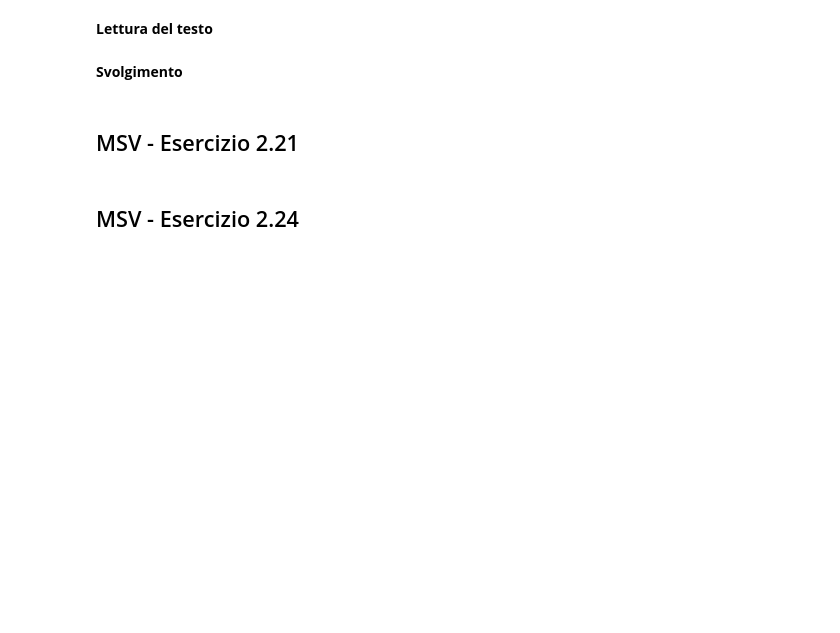
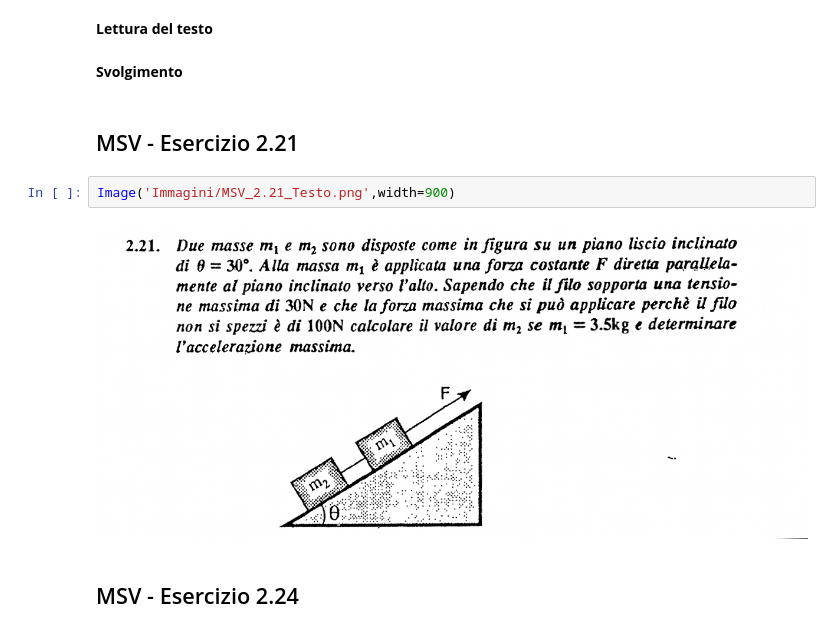
Before and after one commit to marcodalessandro76/Esercitazioni-Fisica-1, a Jupyter notebook: Dinamica punto materiale.ipynb, the cells around one changed output. Cells and saved outputs as stored; diff of their text form; blank space fills up the shorter version.

```diff
--- a/Dinamica punto materiale.ipynb
+++ b/Dinamica punto materiale.ipynb
@@ -50,5 +50,9 @@ __Lettura del testo__
 __Svolgimento__
 # %% [markdown]
 ## MSV - Esercizio 2.21
+# %%
+Image('Immagini/MSV_2.21_Testo.png',width=900)
+# %% [output]
+[figure, added]
 # %% [markdown]
 ## MSV - Esercizio 2.24
```
Also changed, not shown: parts of 9 cells of this notebook, 6 other files.
